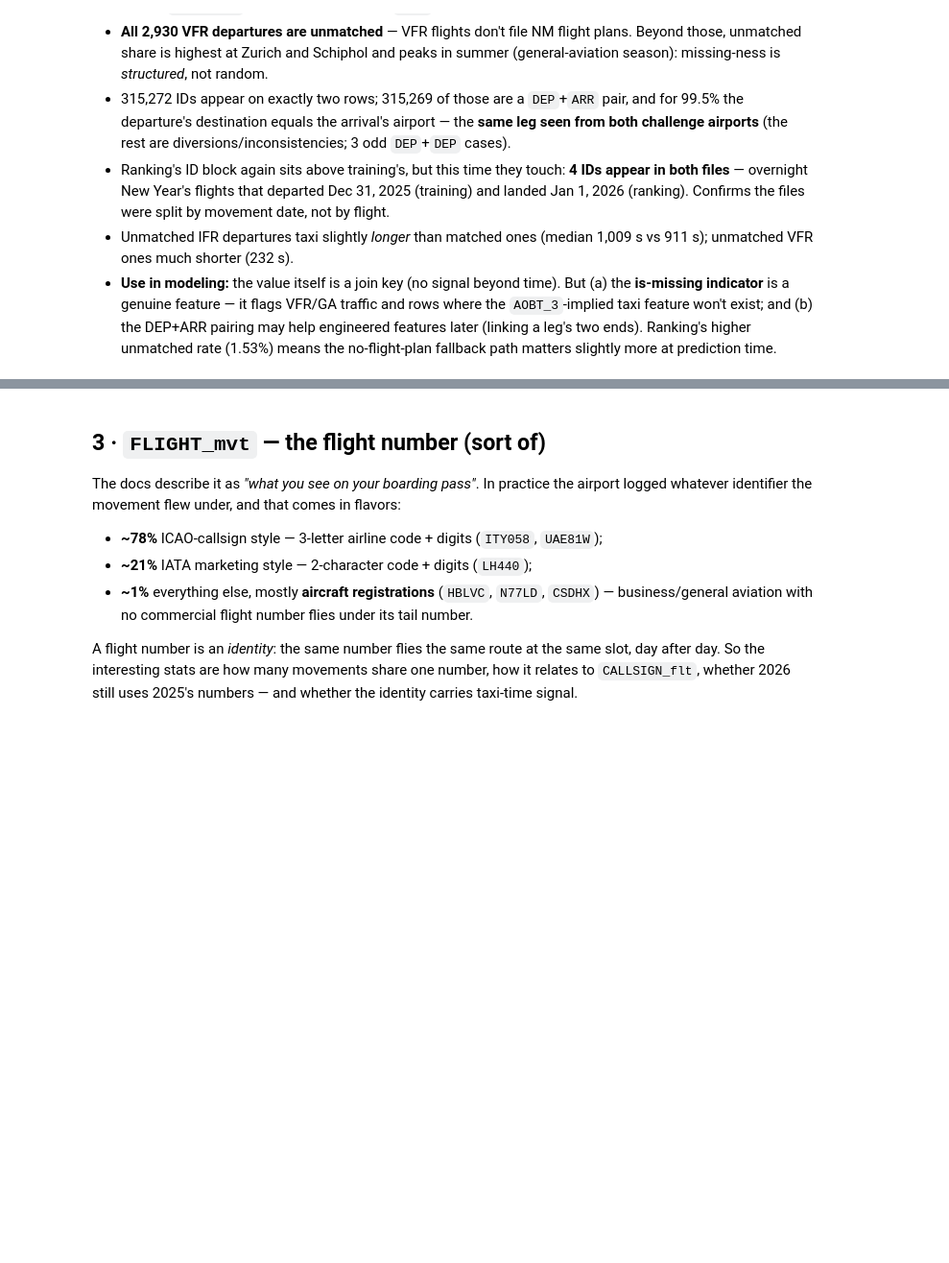
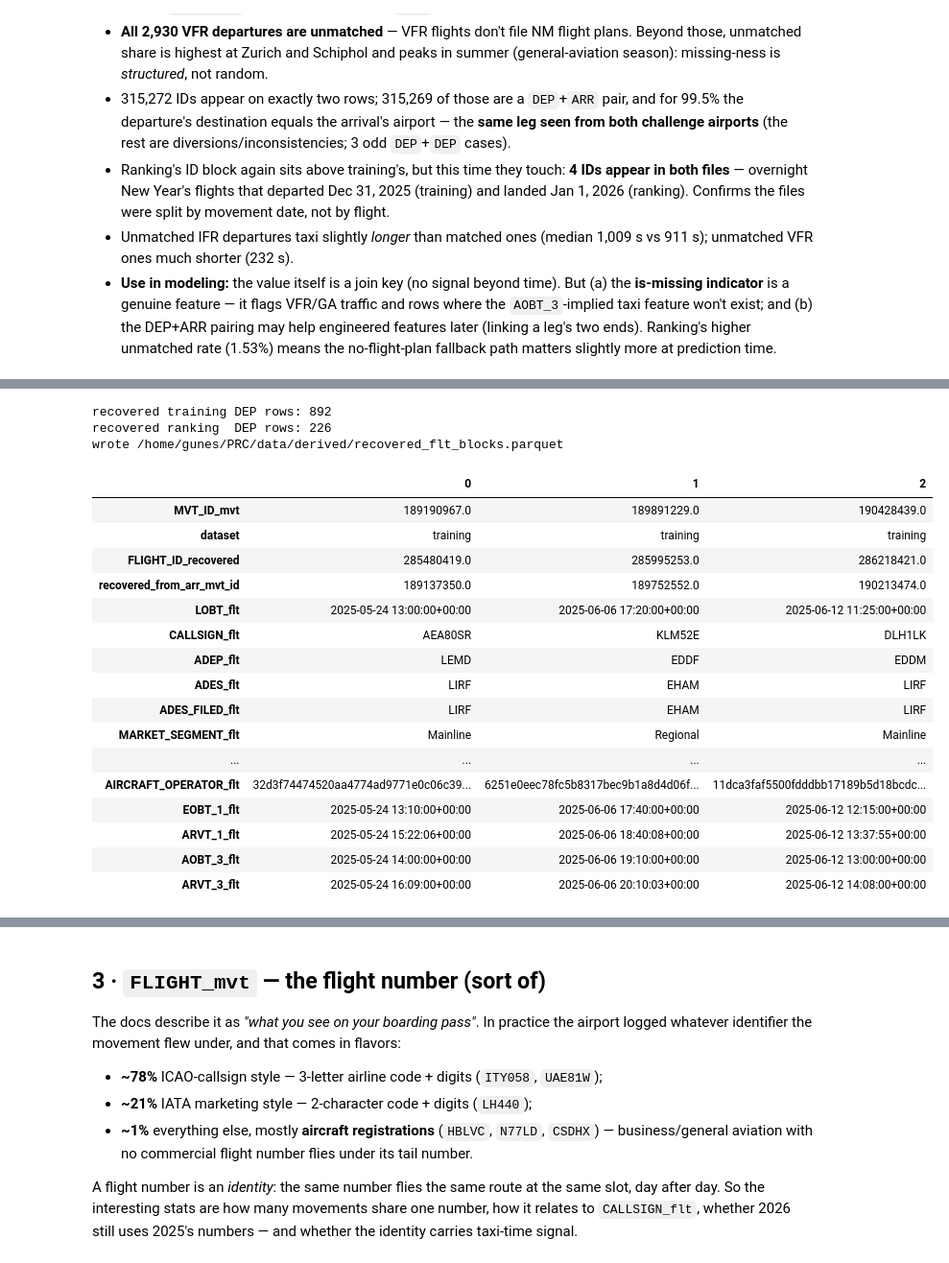
Before and after one commit to Goxmen/prc2026-unique-rose, a Jupyter notebook: eda/feature_sweep.ipynb, the cells around one changed output, grey strips where cells are left out. Shown at 96% size. Saved outputs shown, nothing was run; the diff lists cells and outputs as text; code cells hidden in the pictures; blank space fills up the shorter version.

```diff
--- a/eda/feature_sweep.ipynb
+++ b/eda/feature_sweep.ipynb
@@ -306,0 +535,66 @@ plt.show()
+# %%
+# perform the recovery and save the recovered _flt blocks
+FLT_COLS = ["LOBT_flt", "CALLSIGN_flt", "ADEP_flt", "ADES_flt", "ADES_FILED_flt",
+            "MARKET_SEGMENT_flt", "IOBT_flt", "FLIGHT_RULE_flt", "FLIGHT_TYPE_flt",
+            "AIRCRAFT_TYPE_flt", "WK_TBL_CAT_flt", "AIRCRAFT_OPERATOR_flt",
+            "EOBT_1_flt", "ARVT_1_flt", "AOBT_3_flt", "ARVT_3_flt"]
+
+
+def recover(u_src, a_src, tag):
+    """Recover _flt blocks for unmatched DEPs in u_src from twin ARRs in a_src."""
+    a_cols = ", ".join(f"a.{c}" for c in FLT_COLS)
+    return con.sql(f"""
+        SELECT * EXCLUDE (n_cand, rn, u_type, a_type) FROM (
+            SELECT u.MVT_ID_mvt, '{tag}' dataset,
+                   a.FLIGHT_ID_mvt FLIGHT_ID_recovered,
+                   a.MVT_ID_mvt recovered_from_arr_mvt_id, {a_cols},
+                   u.AIRCRAFT_TYPE_mvt u_type, a.AIRCRAFT_TYPE_mvt a_type,
+                   count(*) OVER (PARTITION BY u.MVT_ID_mvt) n_cand,
+                   row_number() OVER (PARTITION BY u.MVT_ID_mvt
+                                      ORDER BY a.MVT_TIME_UTC_mvt) rn
+            FROM {u_src} u JOIN {a_src} a
+              ON a.PHASE_mvt = 'ARR' AND a.FLIGHT_mvt = u.FLIGHT_mvt
+             AND a.ADES_mvt = u.ADES_mvt AND a.ADEP_mvt = u.ADEP_mvt
+             AND a.MVT_TIME_UTC_mvt BETWEEN u.MVT_TIME_UTC_mvt
+                                        AND u.MVT_TIME_UTC_mvt + INTERVAL 8 HOUR
+             AND a.FLIGHT_ID_mvt IS NOT NULL AND a.CALLSIGN_flt IS NOT NULL
+            WHERE u.PHASE_mvt = 'DEP' AND u.FLIGHT_ID_mvt IS NULL
+              AND u.ADES_mvt IN {APS} AND u.FLIGHT_mvt IS NOT NULL)
+        WHERE rn = 1 AND n_cand = 1
+          AND (u_type = a_type OR u_type IS NULL OR a_type IS NULL)""").df()
+
+
+rec_train = recover(T, T, "training")
+# a ranking DEP's twin ARR normally sits in the ranking file itself;
+# the union covers legs crossing the Dec-31→Jan-1 file boundary
+rec_rank = recover(R, f"(SELECT * FROM {R} UNION ALL SELECT * FROM {T})", "ranking")
+recovered = pd.concat([rec_train, rec_rank], ignore_index=True)
+
+out = ROOT / "data" / "derived"
+out.mkdir(parents=True, exist_ok=True)
+recovered.to_parquet(out / "recovered_flt_blocks.parquet", index=False)
+print(f"recovered training DEP rows: {len(rec_train):,}")
+print(f"recovered ranking  DEP rows: {len(rec_rank):,}")
+print(f"wrote {out / 'recovered_flt_blocks.parquet'}")
+recovered.head(3).T
+# %% [output]
+recovered training DEP rows: 892
+recovered ranking  DEP rows: 226
+wrote /home/gunes/PRC/data/derived/recovered_flt_blocks.parquet
+|  | 0 | 1 | 2 |
+| MVT_ID_mvt | 189190967.0 | 189891229.0 | 190428439.0 |
+| dataset | training | training | training |
+| FLIGHT_ID_recovered | 285480419.0 | 285995253.0 | 286218421.0 |
+| recovered_from_arr_mvt_id | 189137350.0 | 189752552.0 | 190213474.0 |
+| LOBT_flt | 2025-05-24 13:00:00+00:00 | 2025-06-06 17:20:00+00:00 | 2025-06-12 11:25:00+00:00 |
+| CALLSIGN_flt | AEA80SR | KLM52E | DLH1LK |
+| ADEP_flt | LEMD | EDDF | EDDM |
+| ADES_flt | LIRF | EHAM | LIRF |
+| ADES_FILED_flt | LIRF | EHAM | LIRF |
+| MARKET_SEGMENT_flt | Mainline | Regional | Mainline |
+| ... | ... | ... | ... |
+| AIRCRAFT_OPERATOR_flt | 32d3f74474520aa4774ad9771e0c06c39... | 6251e0eec78fc5b8317bec9b1a8d4d06f... | 11dca3faf5500fdddbb17189b5d18bcdc... |
+| EOBT_1_flt | 2025-05-24 13:10:00+00:00 | 2025-06-06 17:40:00+00:00 | 2025-06-12 12:15:00+00:00 |
+| ARVT_1_flt | 2025-05-24 15:22:06+00:00 | 2025-06-06 18:40:08+00:00 | 2025-06-12 13:37:55+00:00 |
+| AOBT_3_flt | 2025-05-24 14:00:00+00:00 | 2025-06-06 19:10:00+00:00 | 2025-06-12 13:00:00+00:00 |
+| ARVT_3_flt | 2025-05-24 16:09:00+00:00 | 2025-06-06 20:10:03+00:00 | 2025-06-12 14:08:00+00:00 |
```
Also changed, not shown: parts of 18 cells of this notebook.
